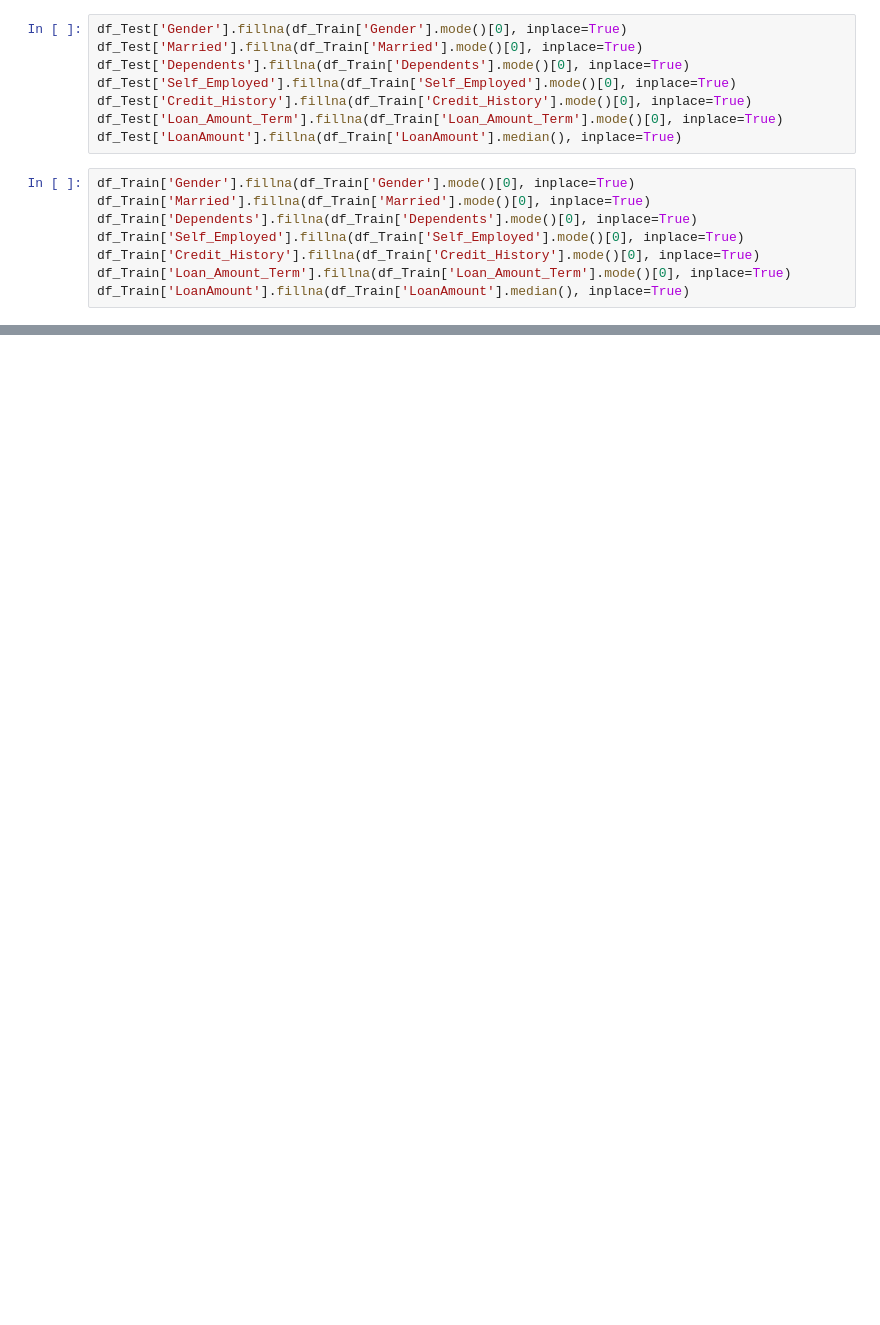
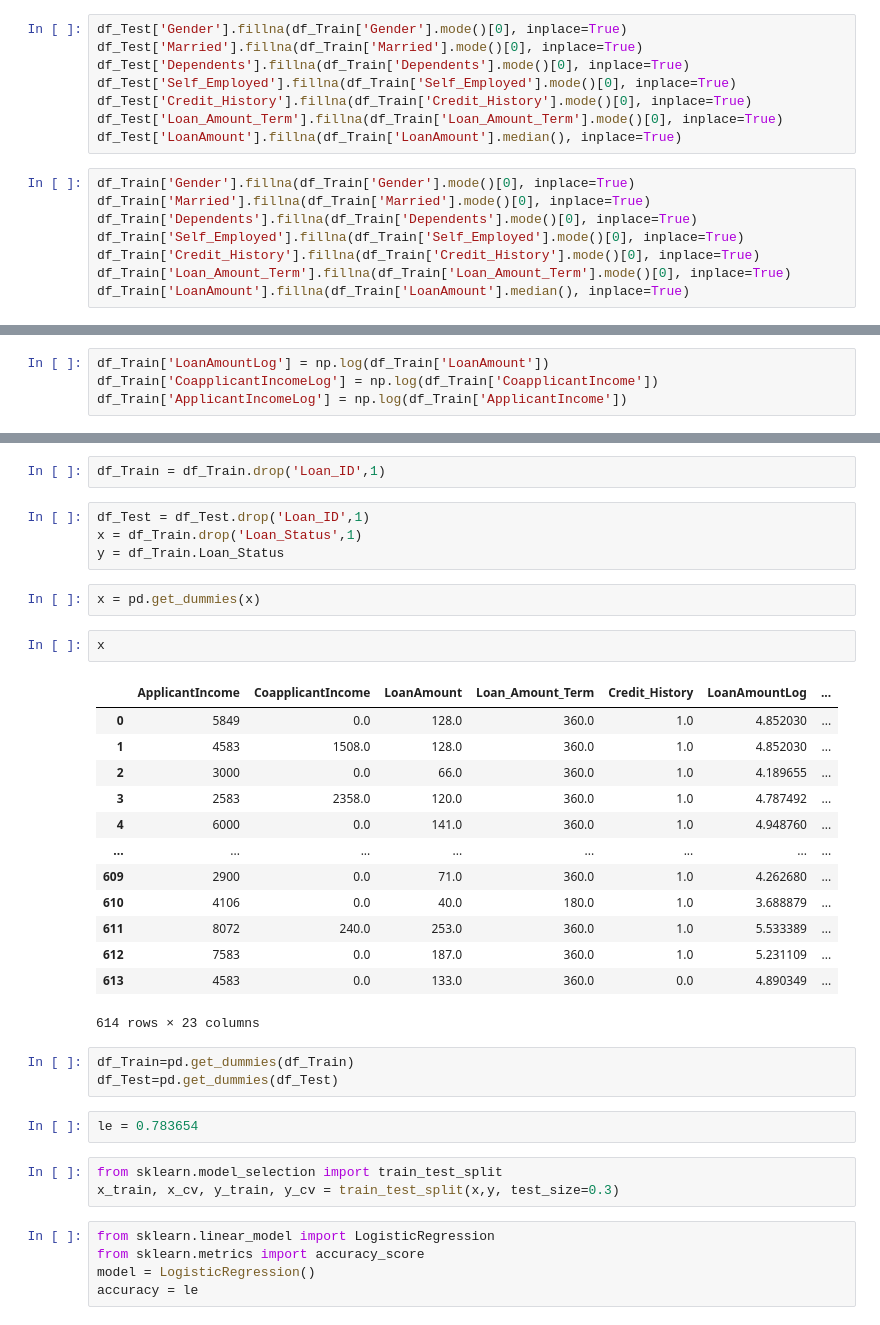
Before and after one commit to SandeepBalivada/machine-learning, a Jupyter notebook: LoanEligibility/loan.ipynb, the cells around one changed output, grey strips where cells are left out. Cells and saved outputs as stored; diff of their text form; blank space fills up the shorter version.

```diff
--- a/LoanEligibility/loan.ipynb
+++ b/LoanEligibility/loan.ipynb
@@ -100,0 +145,4 @@ df_Train['LoanAmount'].fillna(df_Train['LoanAmount'].median(), inplace=True)
+# %%
+df_Train['LoanAmountLog'] = np.log(df_Train['LoanAmount'])
+df_Train['CoapplicantIncomeLog'] = np.log(df_Train['CoapplicantIncome'])
+df_Train['ApplicantIncomeLog'] = np.log(df_Train['ApplicantIncome'])
@@ -100,0 +225,37 @@ df_Train['LoanAmount'].fillna(df_Train['LoanAmount'].median(), inplace=True)
+# %%
+df_Train = df_Train.drop('Loan_ID',1)
+# %%
+df_Test = df_Test.drop('Loan_ID',1)
+x = df_Train.drop('Loan_Status',1)
+y = df_Train.Loan_Status
+# %%
+x = pd.get_dummies(x)
+# %%
+x
+# %% [output]
+|  | ApplicantIncome | CoapplicantIncome | LoanAmount | Loan_Amount_Term | Credit_History | LoanAmountLog | ... |
+| 0 | 5849 | 0.0 | 128.0 | 360.0 | 1.0 | 4.852030 | ... |
+| 1 | 4583 | 1508.0 | 128.0 | 360.0 | 1.0 | 4.852030 | ... |
+| 2 | 3000 | 0.0 | 66.0 | 360.0 | 1.0 | 4.189655 | ... |
+| 3 | 2583 | 2358.0 | 120.0 | 360.0 | 1.0 | 4.787492 | ... |
+| 4 | 6000 | 0.0 | 141.0 | 360.0 | 1.0 | 4.948760 | ... |
+| ... | ... | ... | ... | ... | ... | ... | ... |
+| 609 | 2900 | 0.0 | 71.0 | 360.0 | 1.0 | 4.262680 | ... |
+| 610 | 4106 | 0.0 | 40.0 | 180.0 | 1.0 | 3.688879 | ... |
+| 611 | 8072 | 240.0 | 253.0 | 360.0 | 1.0 | 5.533389 | ... |
+| 612 | 7583 | 0.0 | 187.0 | 360.0 | 1.0 | 5.231109 | ... |
+| 613 | 4583 | 0.0 | 133.0 | 360.0 | 0.0 | 4.890349 | ... |
+614 rows × 23 columns
+# %%
+df_Train=pd.get_dummies(df_Train)
+df_Test=pd.get_dummies(df_Test)
+# %%
+le = 0.783654
+# %%
+from sklearn.model_selection import train_test_split
+x_train, x_cv, y_train, y_cv = train_test_split(x,y, test_size=0.3)
+# %%
+from sklearn.linear_model import LogisticRegression
+from sklearn.metrics import accuracy_score
+model = LogisticRegression()
+accuracy = le
```
Also changed, not shown: parts of 17 cells of this notebook.
